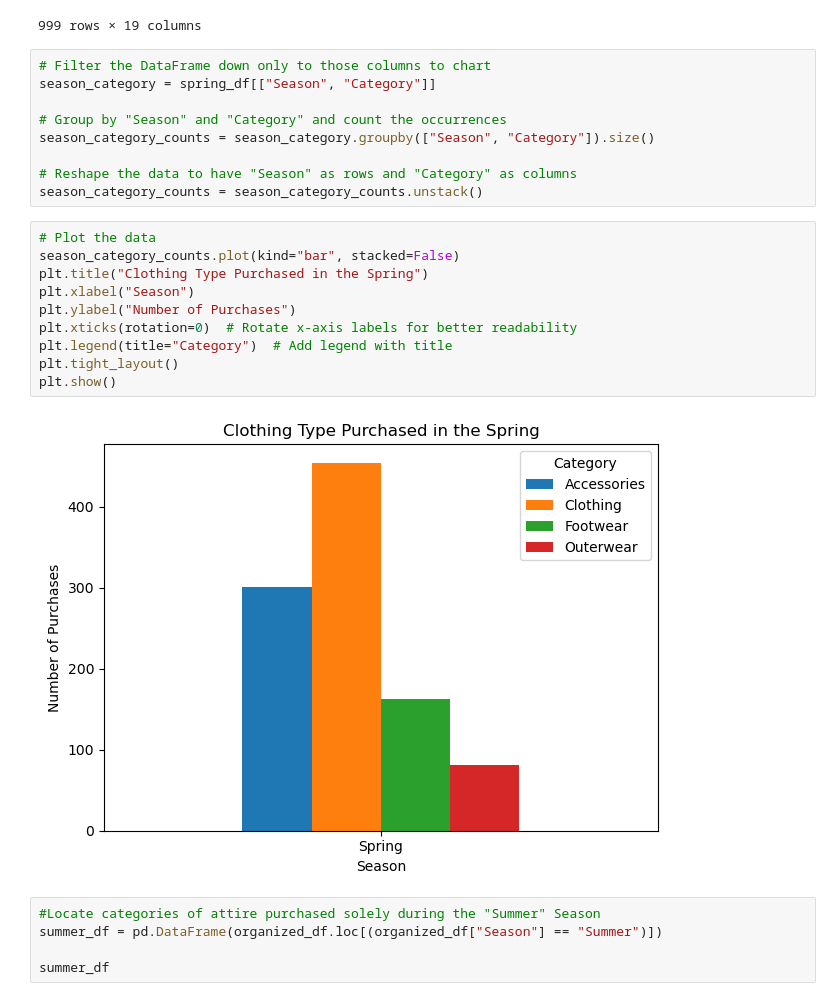
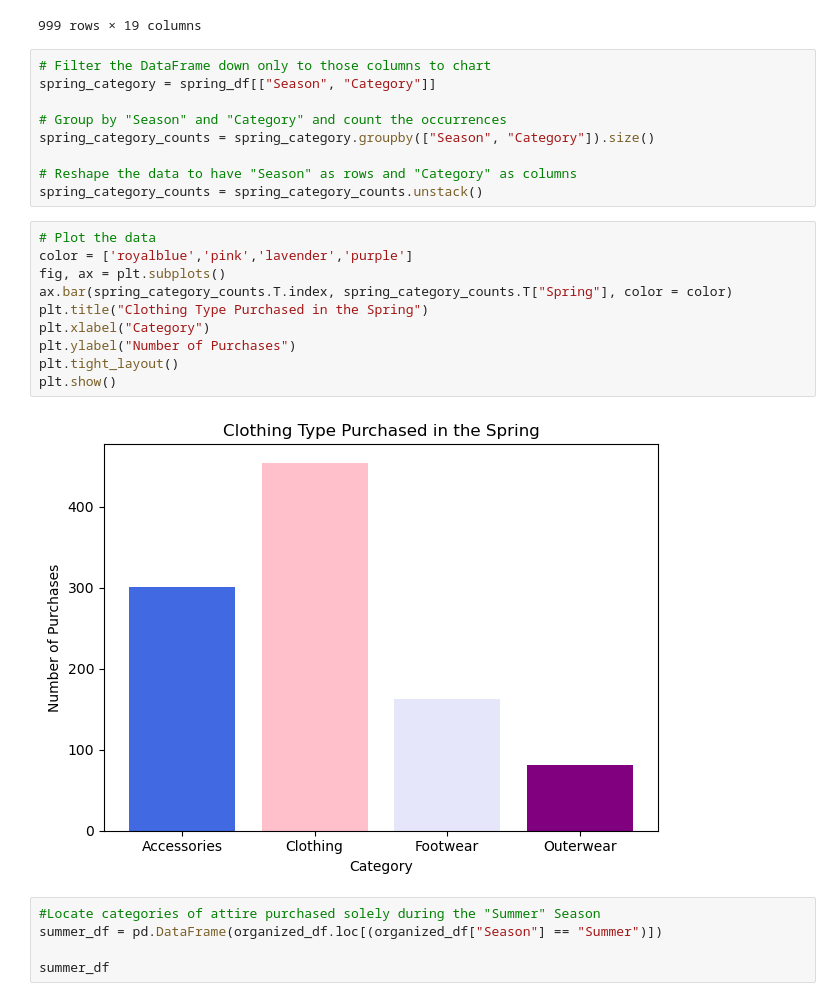
Before and after one commit to mhursh1231/Project-1, a Jupyter notebook: Mia_Notebook.ipynb, the cells around one changed output. Drawn from its saved outputs; the diff is of its cells as text.

```diff
--- a/Mia_Notebook.ipynb
+++ b/Mia_Notebook.ipynb
@@ -544,25 +581,25 @@ spring_df
 999 rows × 19 columns
 # %%
 # Filter the DataFrame down only to those columns to chart
-season_category = spring_df[["Season", "Category"]]
+spring_category = spring_df[["Season", "Category"]]
 
 # Group by "Season" and "Category" and count the occurrences
-season_category_counts = season_category.groupby(["Season", "Category"]).size()
+spring_category_counts = spring_category.groupby(["Season", "Category"]).size()
 
 # Reshape the data to have "Season" as rows and "Category" as columns
-season_category_counts = season_category_counts.unstack()
+spring_category_counts = spring_category_counts.unstack()
 # %%
 # Plot the data
-season_category_counts.plot(kind="bar", stacked=False)
+color = ['royalblue','pink','lavender','purple']
+fig, ax = plt.subplots()
+ax.bar(spring_category_counts.T.index, spring_category_counts.T["Spring"], color = color)
 plt.title("Clothing Type Purchased in the Spring")
-plt.xlabel("Season")
+plt.xlabel("Category")
 plt.ylabel("Number of Purchases")
-plt.xticks(rotation=0)  # Rotate x-axis labels for better readability
-plt.legend(title="Category")  # Add legend with title
 plt.tight_layout()
 plt.show()
 # %% [output]
-[figure, old version]
+[figure, new version]
 # %%
 #Locate categories of attire purchased solely during the "Summer" Season
 summer_df = pd.DataFrame(organized_df.loc[(organized_df["Season"] == "Summer")])
```
Also changed, not shown: parts of 27 cells of this notebook.
